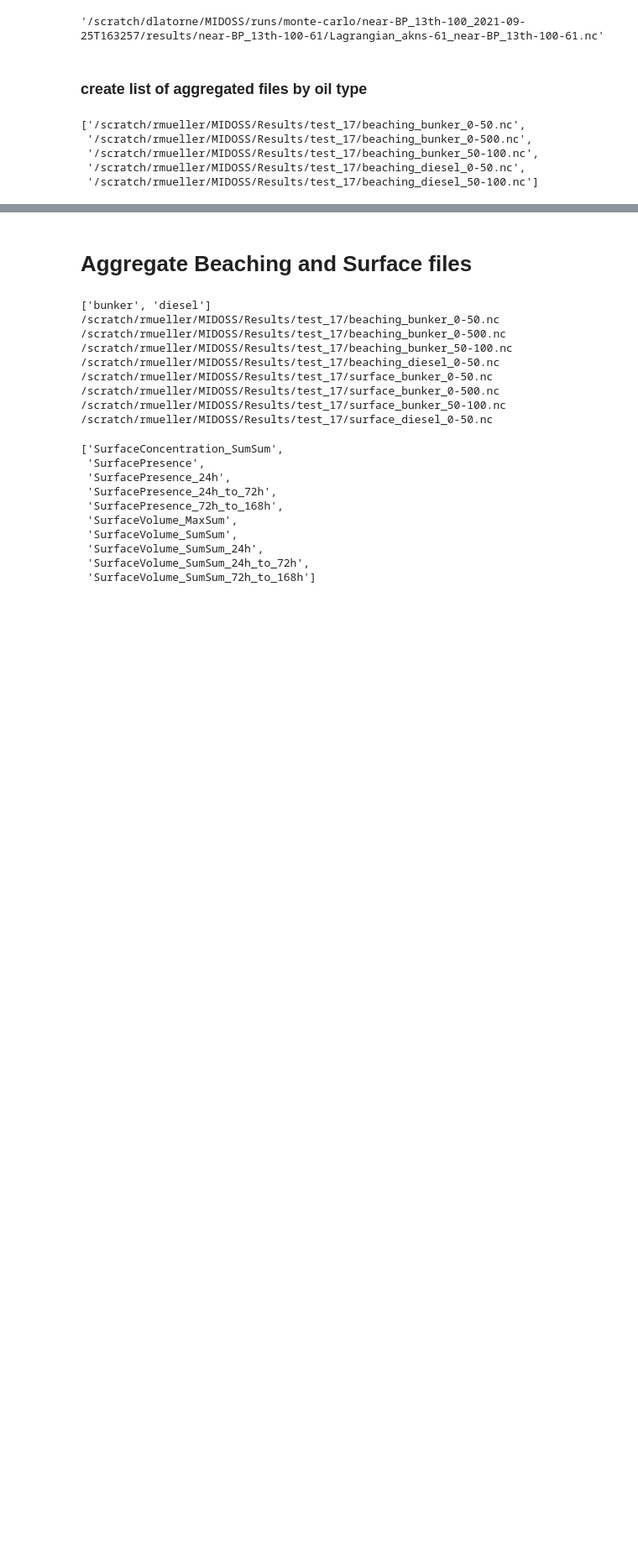
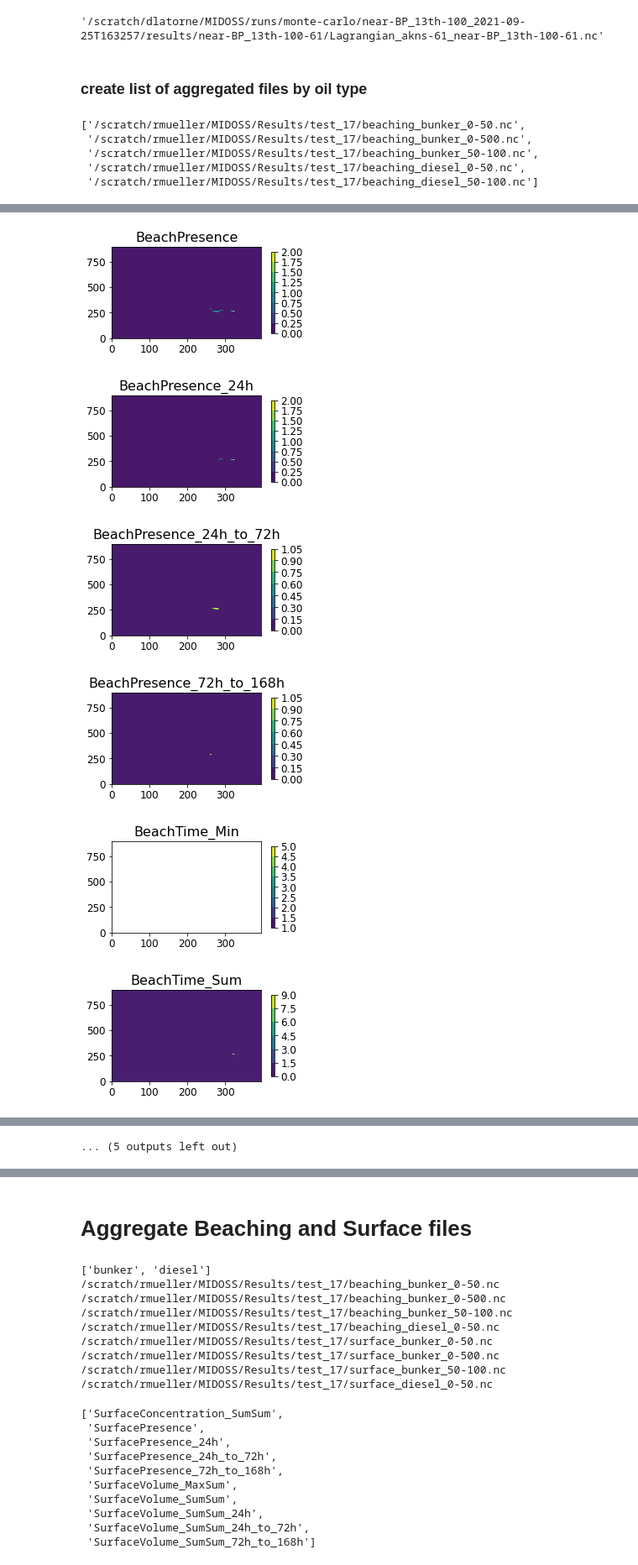
Before and after one commit to MIDOSS/analysis-rachael, a Jupyter notebook: notebooks/monte_carlo_dev/dev_combine_aggregated_oil_spills.ipynb, the cells around one changed output, grey strips where cells are left out. Shown at 84% size. Cells and saved outputs as stored; diff of their text form; code cells hidden in the pictures; blank space fills up the shorter version.

Commit message:
Experimenting with geometric mean and flushing out problem spots

```diff
--- a/notebooks/monte_carlo_dev/dev_combine_aggregated_oil_spills.ipynb
+++ b/notebooks/monte_carlo_dev/dev_combine_aggregated_oil_spills.ipynb
@@ -122,0 +194,55 @@ beaching_files
+# %%
+ba = xarray.open_dataset('/scratch/rmueller/MIDOSS/Results/beaching_diesel_0-3.nc', engine='h5netcdf')
+sa = xarray.open_dataset('/scratch/rmueller/MIDOSS/Results/surface_diesel_0-3.nc', engine='h5netcdf')
+for var in [*ba]:
+    fig, axs = plt.subplots(1, 1, figsize=(4, 2), gridspec_kw={'wspace': 0.25, 'hspace': 0.1})
+    cs0=axs.contourf(ba[var])
+    axs.set_title(f'{var}')
+    fig.colorbar(cs0, ax=axs, shrink=0.9, orientation='vertical')
+for var in [*sa]:
+    fig, axs = plt.subplots(1, 1, figsize=(4, 2), gridspec_kw={'wspace': 0.25, 'hspace': 0.1})
+    cs0=axs.contourf(sa[var])
+    axs.set_title(f'{var}')
+    fig.colorbar(cs0, ax=axs, shrink=0.9, orientation='vertical')
+
+
+# for var in [*ba]:
+#     fig, axs = plt.subplots(1, 1, figsize=(4, 2), gridspec_kw={'wspace': 0.25, 'hspace': 0.1})
+#     if var not in mean_vars:
+#         cs0=axs.contourf(ba[var])
+#         axs.set_title(f'{var}')
+#         if var in geomean_vars:
+#             cs0=axs.contourf(
+#             numpy.exp(ba[var]/ba.attrs['N_spills'])
+#             )
+#             axs.set_title('Bunker \nGeometric Mean Volume (m$^3$)')
+#     else:
+#         cs0=axs.contourf(
+#             ba[var]/ba.attrs['N_spills']
+#             )
+#         axs.set_title('Avg Beaching Time (hours)')
+#     fig.colorbar(cs0, ax=axs, shrink=0.9, orientation='vertical')
+# for var in [*sa]:
+#     fig, axs = plt.subplots(1, 1, figsize=(4, 2), gridspec_kw={'wspace': 0.25, 'hspace': 0.1})
+#     if var not in geomean_vars:
+#         cs0=axs.contourf(sa[var])
+#         axs.set_title(f'{var}')
+#     else:
+#         cs0=axs.contourf(
+#             numpy.exp(sa[var]/sa.attrs['N_spills'])
+#         )
+#         if var == 'SurfaceConcentration_SumSum':
+#             axs.set_title('Geometric Mean Conc. (Kg/m$^3$)')
+#         else:
+#             axs.set_title(f'{var}')
+
+#     fig.colorbar(cs0, ax=axs, shrink=0.9, orientation='vertical')
+ba.close()
+sa.close()
+# %% [output]
+[figure, added]
+[figure, added]
+[figure, added]
+[figure, added]
+[figure, added]
+[figure, added]
@@ -122,0 +255 @@ beaching_files
+... (5 outputs left out)
```
Also changed, not shown: parts of 15 cells of this notebook.
